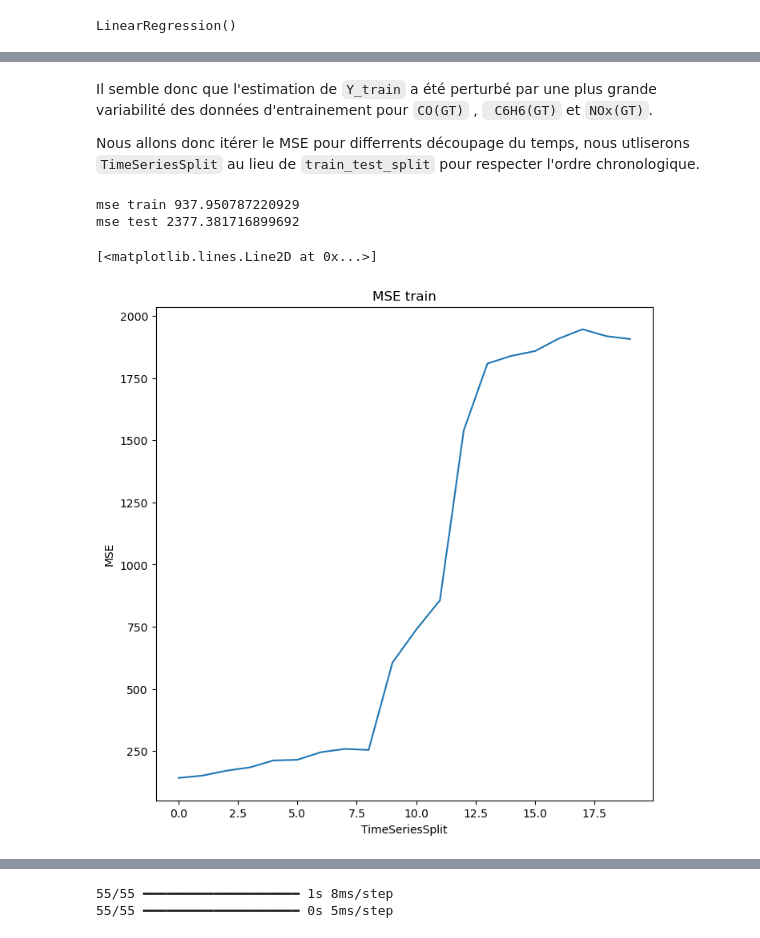
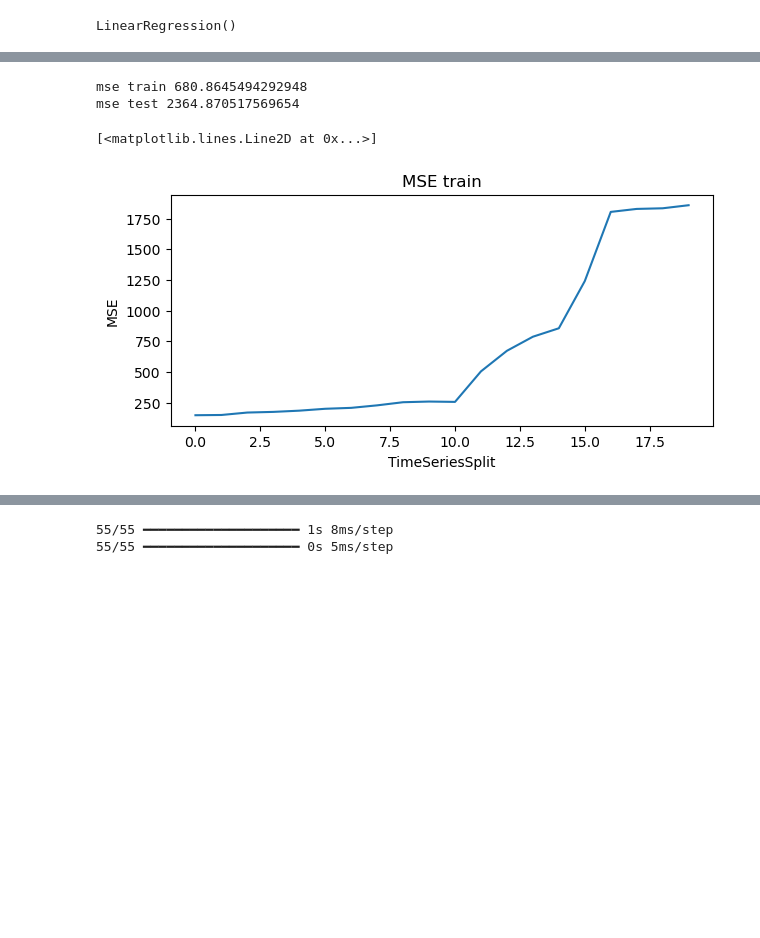
Before and after one commit to NourBouabid/regression_air_quality, a Jupyter notebook: notebook.ipynb, the cells around one changed output, grey strips where cells are left out. Cells and saved outputs as stored; diff of their text form; code cells hidden in the pictures; blank space fills up the shorter version.

```diff
--- a/notebook.ipynb
+++ b/notebook.ipynb
@@ -218,42 +176,38 @@ dtype: float64
-# %% [markdown]
-Il semble donc que l'estimation de `Y_train` a été perturbé par une plus grande variabilité des données d'entrainement pour `CO(GT)` , ` C6H6(GT)` et `NOx(GT)`.
-
-Nous allons donc itérer le MSE pour differrents découpage du temps, nous utliserons `TimeSeriesSplit` au lieu de `train_test_split` pour respecter l'ordre chronologique.
-# %%
-tscv = TimeSeriesSplit(n_splits=20)
-
-mse_test = []
-mse_train = []
-
-for train_index, test_index in tscv.split(X):
-    X_tr, X_te = X.iloc[train_index], X.iloc[test_index]
-    Y_tr, Y_te = Y.iloc[train_index], Y.iloc[test_index]
-
-    sc = StandardScaler()
-    X_tr = sc.fit_transform(X_tr)
-    X_te = sc.transform(X_te)
-
-    reg = linear_model.LinearRegression()
-    reg.fit(X_tr, Y_tr)
-
-    Y_pred = reg.predict(X_te)
-    mse_test.append(mean_squared_error(Y_te, Y_pred))
-
-    Y_estimated = reg.predict(X_tr)
-    mse_train.append(mean_squared_error(Y_tr, Y_estimated))
-
-print('mse train', np.sum(mse_train)/20)
-print('mse test', np.sum(mse_test)/20)
-# %% [output]
-mse train 937.950787220929
-mse test 2377.381716899692
+# %%
+tscv = TimeSeriesSplit(n_splits=20)
+
+mse_test = []
+mse_train = []
+
+for train_index, test_index in tscv.split(X_train):
+    X_tr, X_te = X.iloc[train_index], X.iloc[test_index]
+    Y_tr, Y_te = Y.iloc[train_index], Y.iloc[test_index]
+
+    sc = StandardScaler()
+    X_tr = sc.fit_transform(X_tr)
+    X_te = sc.transform(X_te)
+
+    reg = linear_model.LinearRegression()
+    reg.fit(X_tr, Y_tr)
+
+    Y_pred = reg.predict(X_te)
+    mse_test.append(mean_squared_error(Y_te, Y_pred))
+
+    Y_estimated = reg.predict(X_tr)
+    mse_train.append(mean_squared_error(Y_tr, Y_estimated))
+
+print('mse train', np.sum(mse_train)/20)
+print('mse test', np.sum(mse_test)/20)
+# %% [output]
+mse train 680.8645494292948
+mse test 2364.870517569654
 # %%
-plt.figure(1,figsize=(8,8))
+plt.figure(1,figsize=(7,3))
 plt.title("MSE train")
 plt.xlabel("TimeSeriesSplit")
 plt.ylabel('MSE')
 plt.plot(mse_train)
 # %% [output]
 [<matplotlib.lines.Line2D at 0x...>]
-[figure, old version]
+[figure, new version]
 # %%
```
Also changed, not shown: parts of 51 cells of this notebook.
